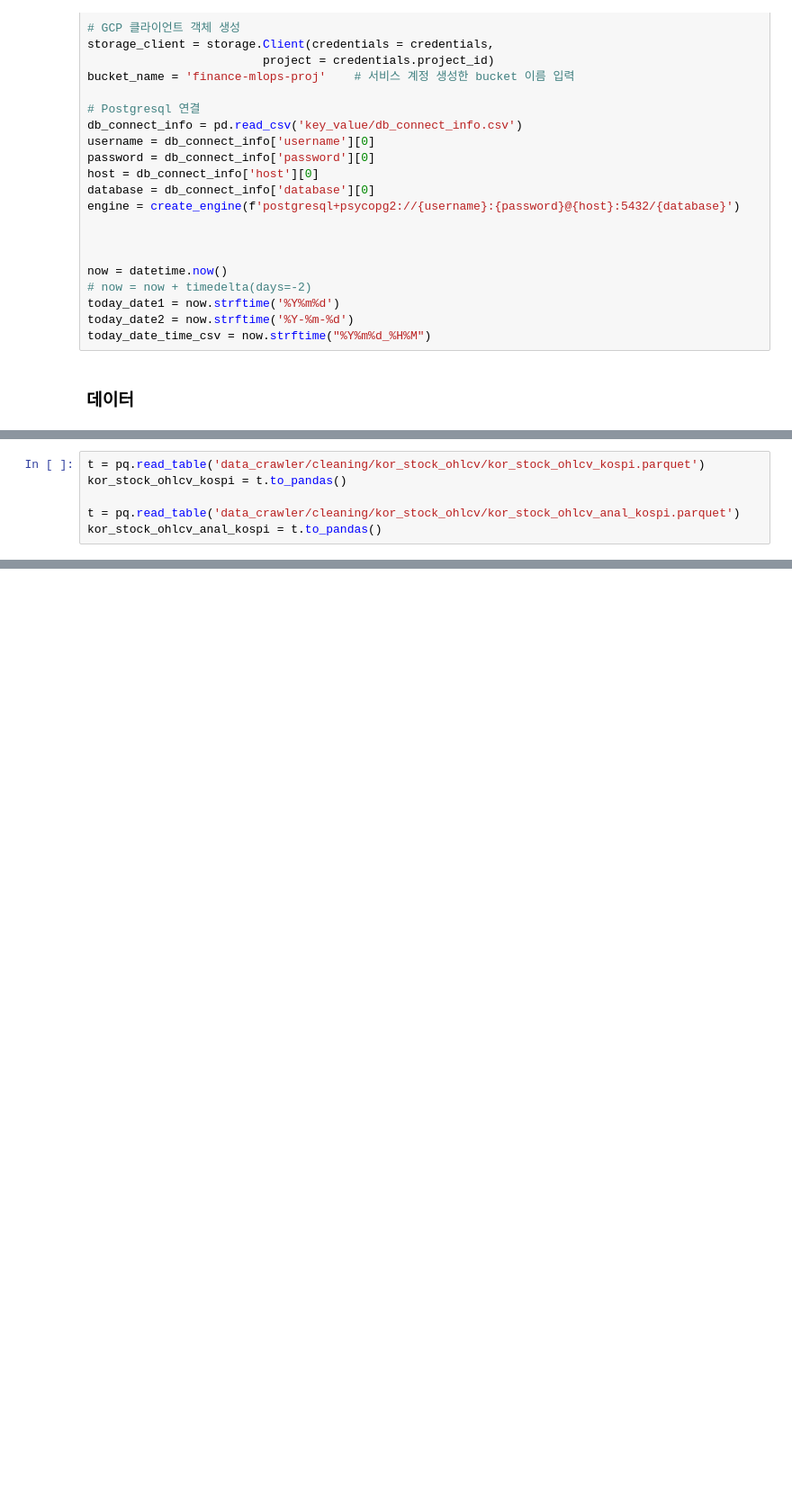
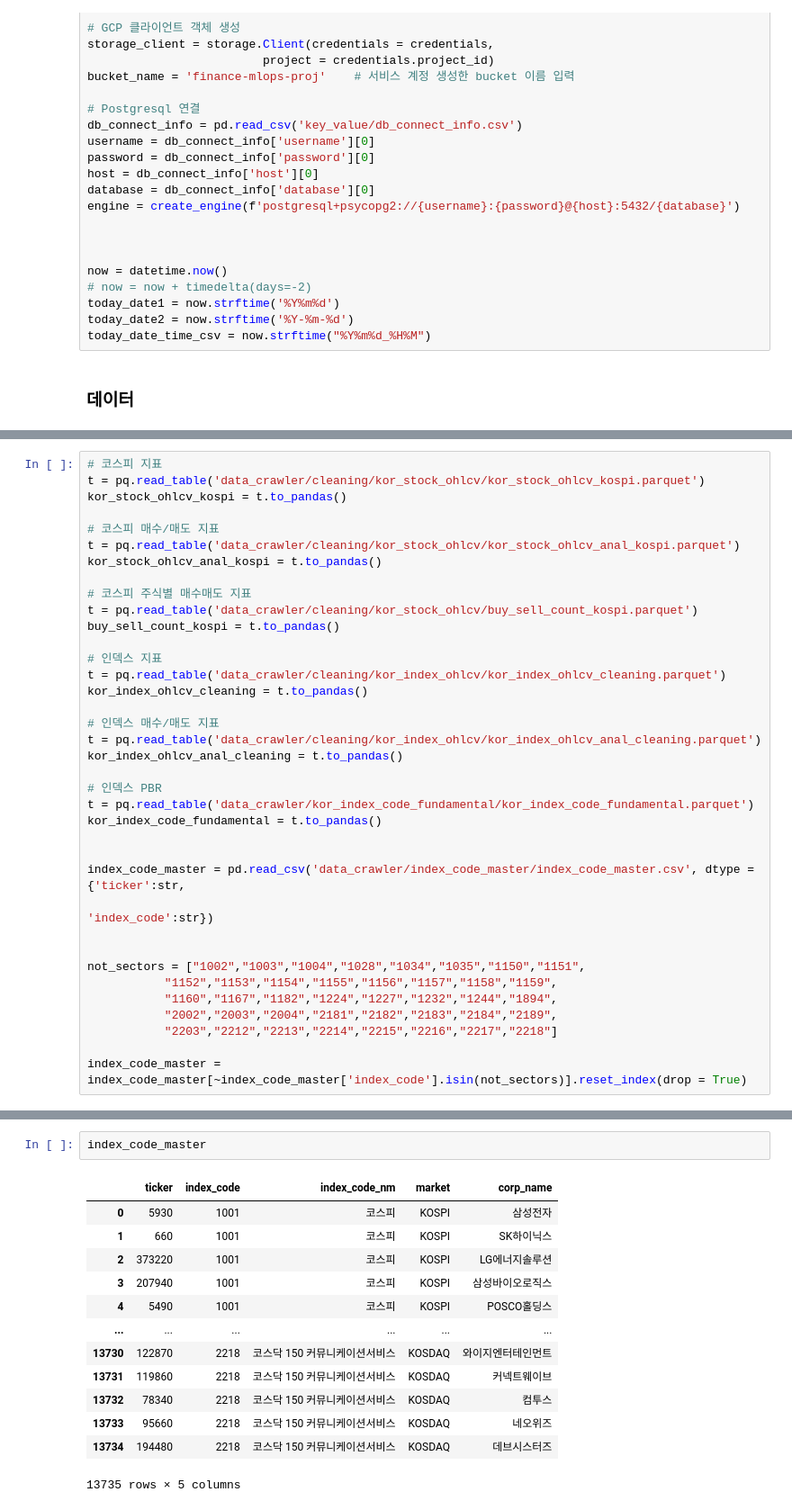
Before and after one commit to Unfinishedgod/finance_mlops, a Jupyter notebook: jupyter/indicator_setup.ipynb, the cells around one changed output, grey strips where cells are left out. Shown at 90% size. Drawn from its saved outputs; the diff is of its cells as text; blank space fills up the shorter version.

```diff
--- a/jupyter/indicator_setup.ipynb
+++ b/jupyter/indicator_setup.ipynb
@@ -125,6 +125,37 @@ glob.glob("data_crawler/cleaning/kor_index_ohlcv/*")
 # %%
+# 코스피 지표
 t = pq.read_table('data_crawler/cleaning/kor_stock_ohlcv/kor_stock_ohlcv_kospi.parquet')
 kor_stock_ohlcv_kospi = t.to_pandas()
 
+# 코스피 매수/매도 지표
 t = pq.read_table('data_crawler/cleaning/kor_stock_ohlcv/kor_stock_ohlcv_anal_kospi.parquet')
 kor_stock_ohlcv_anal_kospi = t.to_pandas()
+
+# 코스피 주식별 매수매도 지표
+t = pq.read_table('data_crawler/cleaning/kor_stock_ohlcv/buy_sell_count_kospi.parquet')
+buy_sell_count_kospi = t.to_pandas()
+
+# 인덱스 지표
+t = pq.read_table('data_crawler/cleaning/kor_index_ohlcv/kor_index_ohlcv_cleaning.parquet')
+kor_index_ohlcv_cleaning = t.to_pandas()
+
+# 인덱스 매수/매도 지표
+t = pq.read_table('data_crawler/cleaning/kor_index_ohlcv/kor_index_ohlcv_anal_cleaning.parquet')
+kor_index_ohlcv_anal_cleaning = t.to_pandas()
+
+# 인덱스 PBR
+t = pq.read_table('data_crawler/kor_index_code_fundamental/kor_index_code_fundamental.parquet')
+kor_index_code_fundamental = t.to_pandas()
+
+
+index_code_master = pd.read_csv('data_crawler/index_code_master/index_code_master.csv', dtype = {'ticker':str,
+                                                                                                'index_code':str})
+
+
+not_sectors = ["1002","1003","1004","1028","1034","1035","1150","1151",
+           "1152","1153","1154","1155","1156","1157","1158","1159",
+           "1160","1167","1182","1224","1227","1232","1244","1894",
+           "2002","2003","2004","2181","2182","2183","2184","2189",
+           "2203","2212","2213","2214","2215","2216","2217","2218"]
+
+index_code_master = index_code_master[~index_code_master['index_code'].isin(not_sectors)].reset_index(drop = True)
@@ -130,0 +171,16 @@ kor_stock_ohlcv_anal_kospi = t.to_pandas()
+# %%
+index_code_master
+# %% [output]
+|  | ticker | index_code | index_code_nm | market | corp_name |
+| 0 | 5930 | 1001 | 코스피 | KOSPI | 삼성전자 |
+| 1 | 660 | 1001 | 코스피 | KOSPI | SK하이닉스 |
+| 2 | 373220 | 1001 | 코스피 | KOSPI | LG에너지솔루션 |
+| 3 | 207940 | 1001 | 코스피 | KOSPI | 삼성바이오로직스 |
+| 4 | 5490 | 1001 | 코스피 | KOSPI | POSCO홀딩스 |
+| ... | ... | ... | ... | ... | ... |
+| 13730 | 122870 | 2218 | 코스닥 150 커뮤니케이션서비스 | KOSDAQ | 와이지엔터테인먼트 |
+| 13731 | 119860 | 2218 | 코스닥 150 커뮤니케이션서비스 | KOSDAQ | 커넥트웨이브 |
+| 13732 | 78340 | 2218 | 코스닥 150 커뮤니케이션서비스 | KOSDAQ | 컴투스 |
+| 13733 | 95660 | 2218 | 코스닥 150 커뮤니케이션서비스 | KOSDAQ | 네오위즈 |
+| 13734 | 194480 | 2218 | 코스닥 150 커뮤니케이션서비스 | KOSDAQ | 데브시스터즈 |
+13735 rows × 5 columns
```
Also changed, not shown: parts of 19 cells of this notebook.
